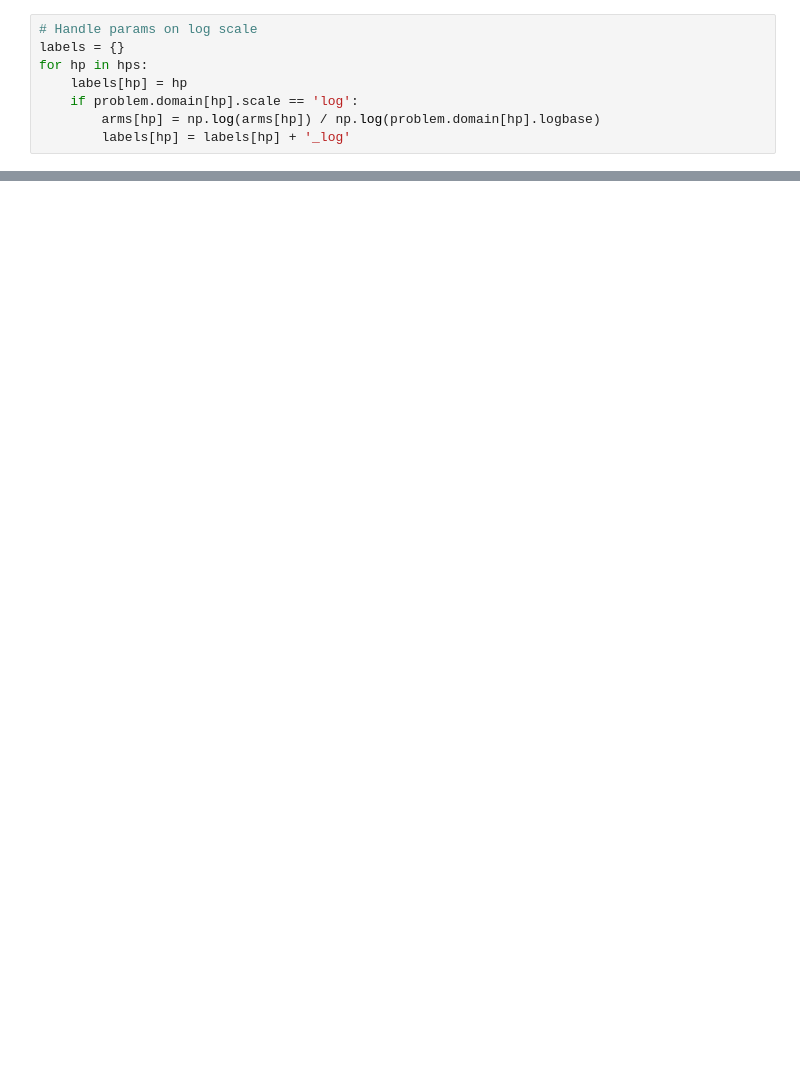
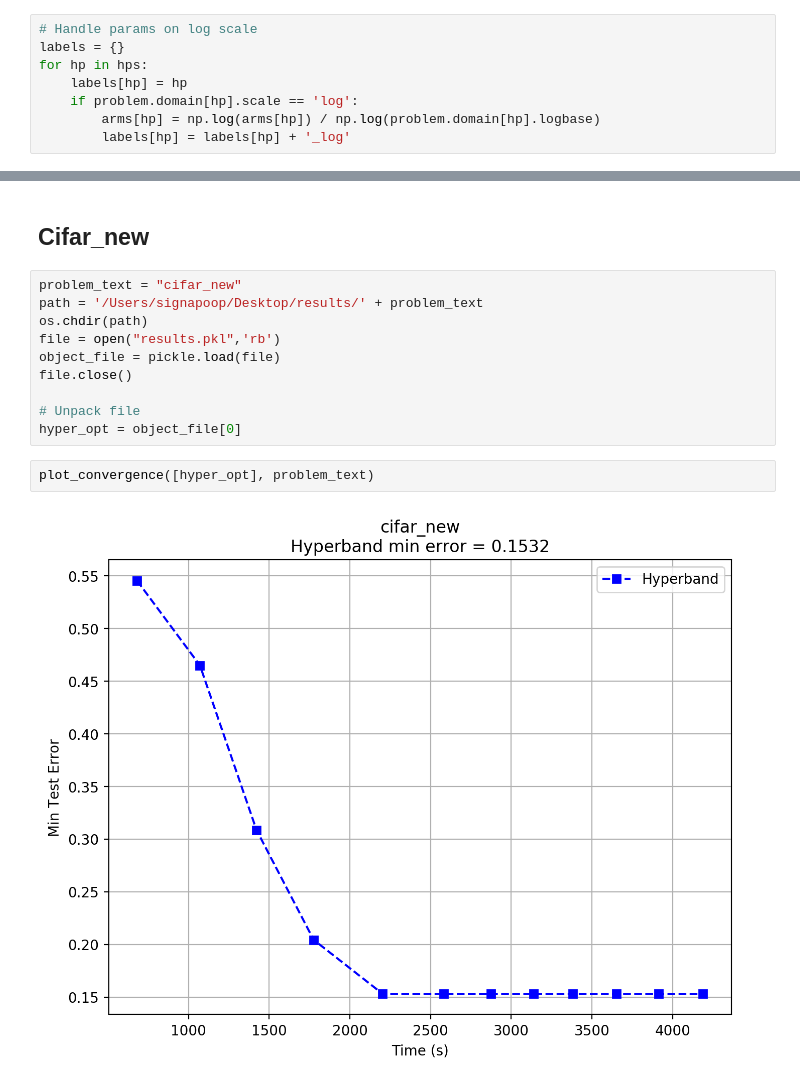
Before and after one commit to leowyy/autotune, a Jupyter notebook: analysis/cifar_hyperband_81R.ipynb, the cells around one changed output, grey strips where cells are left out. Cells and saved outputs as stored; diff of their text form; blank space fills up the shorter version.

```diff
--- a/analysis/cifar_hyperband_81R.ipynb
+++ b/analysis/cifar_hyperband_81R.ipynb
@@ -102,3 +106,19 @@ data = [
 py.iplot(data, filename = 'parcoords-advanced', image='png', width=250)
 # %% [output]
 [interactive output not drawn]
+# %% [markdown]
+## Cifar_new
+# %%
+problem_text = "cifar_new"
+path = '/Users/signapoop/Desktop/results/' + problem_text
+os.chdir(path)
+file = open("results.pkl",'rb')
+object_file = pickle.load(file)
+file.close()
+
+# Unpack file
+hyper_opt = object_file[0]
+# %%
+plot_convergence([hyper_opt], problem_text)
+# %% [output]
+[figure, added]
```
Also changed, not shown: parts of 4 cells of this notebook, 8 other files.
